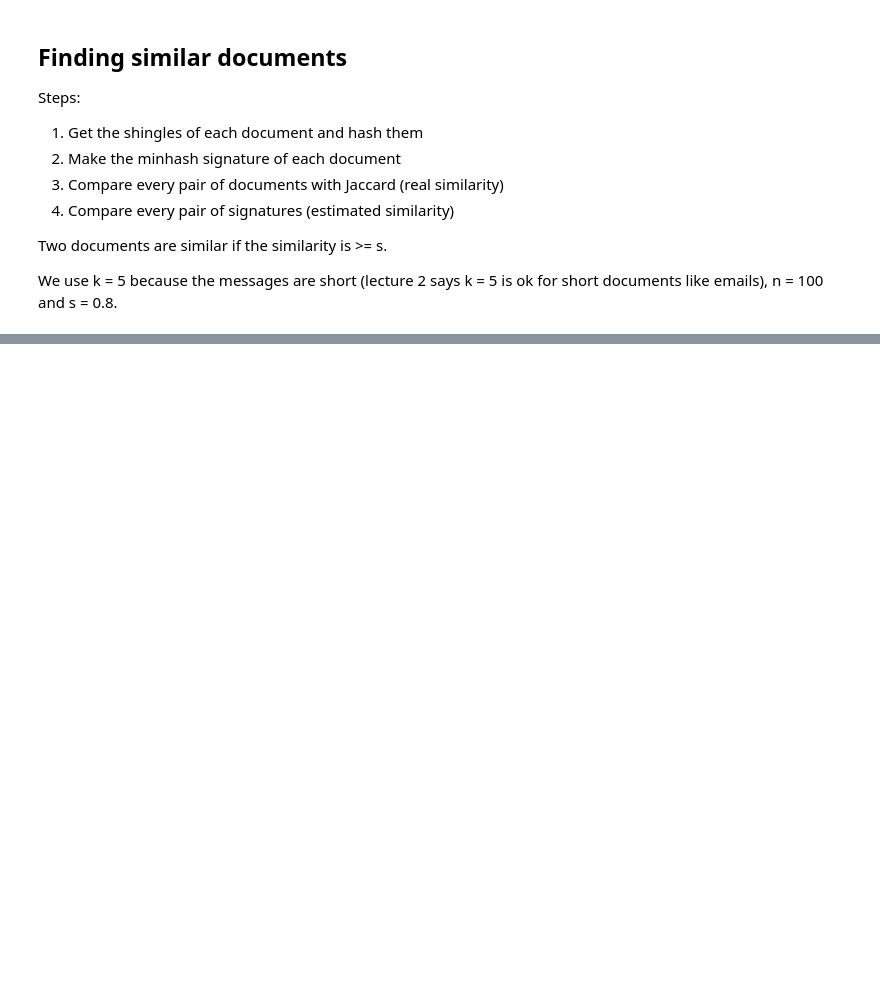
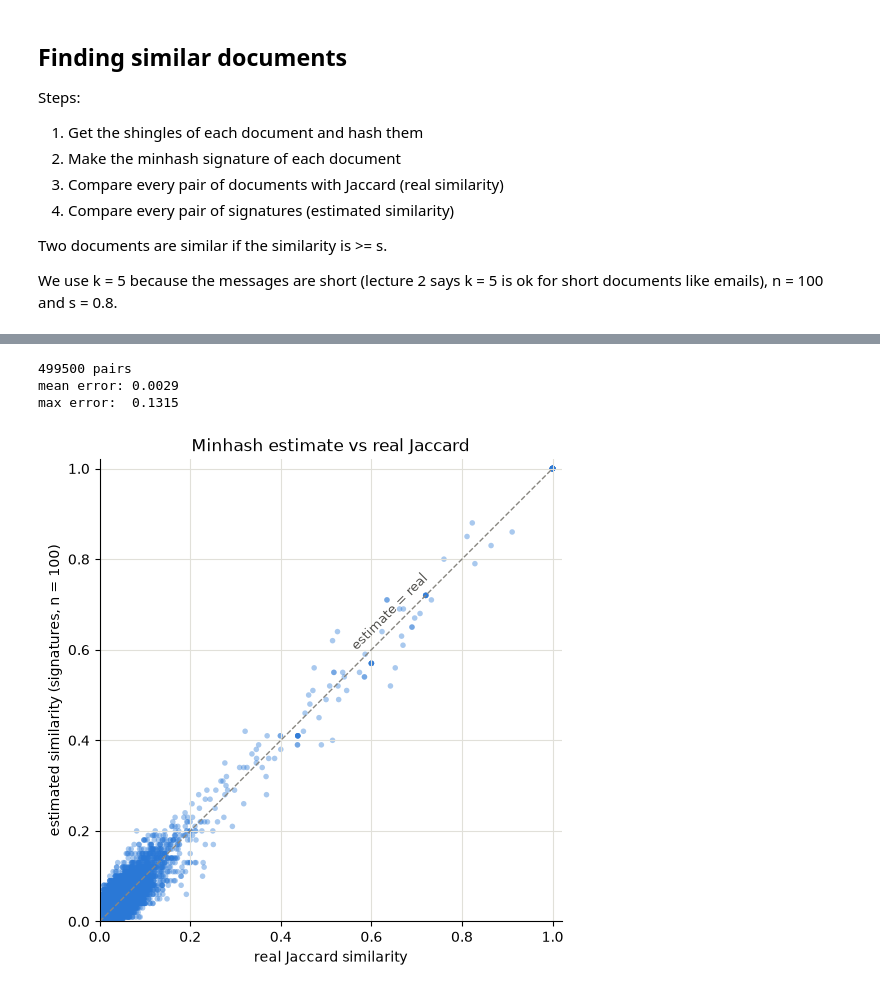
Before and after one commit to Val0007/Data-mining-course, a Jupyter notebook: shingle.ipynb, the cells around one changed output, grey strips where cells are left out. Saved outputs shown, nothing was run; the diff lists cells and outputs as text; code cells hidden in the pictures; blank space fills up the shorter version.

```diff
--- a/shingle.ipynb
+++ b/shingle.ipynb
@@ -258,0 +329,40 @@ pd.DataFrame(rows).sort_values("Jaccard").head(15)
+# %%
+# graph 2: real Jaccard vs estimated similarity, for every pair of the first 500 documents
+sample = docs[:1000]
+shingle_sets = [Shingle(K, doc).hashes() for doc in sample]
+minhashing = Minhashing(N_HASHES)
+signatures = [minhashing.signature(hash_set) for hash_set in shingle_sets]
+
+compare_sets = CompareSets()
+compare_signatures = CompareSignatures()
+real = []
+estimated = []
+for i in range(len(sample)):
+    for j in range(i + 1, len(sample)):
+        real.append(compare_sets.sim(shingle_sets[i], shingle_sets[j]))
+        estimated.append(compare_signatures.sim(signatures[i], signatures[j]))
+
+errors = [abs(r - e) for r, e in zip(real, estimated)]
+print(len(real), "pairs")
+print("mean error:", round(sum(errors) / len(errors), 4))
+print("max error: ", round(max(errors), 4))
+
+fig, ax = plt.subplots(figsize=(6, 6))
+ax.scatter(real, estimated, s=16, color="#2a78d6", alpha=0.4, edgecolors="none")
+ax.plot([0, 1], [0, 1], color="#898781", linestyle="--", linewidth=1)   # diagonal: estimate = real
+ax.annotate("estimate = real", (0.55, 0.60), rotation=45, color="#52514e", fontsize=9)
+ax.set_aspect("equal")
+ax.set_xlim(0, 1.02)
+ax.set_ylim(0, 1.02)
+ax.set_xlabel("real Jaccard similarity")
+ax.set_ylabel(f"estimated similarity (signatures, n = {N_HASHES})")
+ax.set_title("Minhash estimate vs real Jaccard")
+ax.grid(True, color="#e1e0d9", linewidth=0.8)
+ax.spines["top"].set_visible(False)
+ax.spines["right"].set_visible(False)
+plt.show()
+# %% [output]
+499500 pairs
+mean error: 0.0029
+max error:  0.1315
+[figure, added]
```
Also changed, not shown: parts of 14 cells of this notebook, 1 other file.
